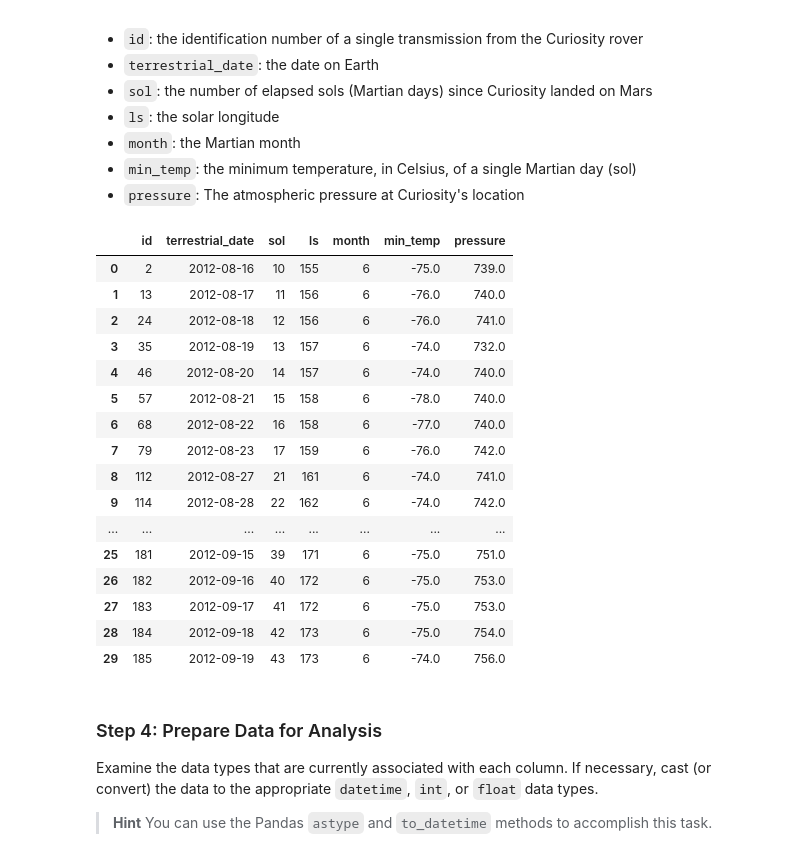
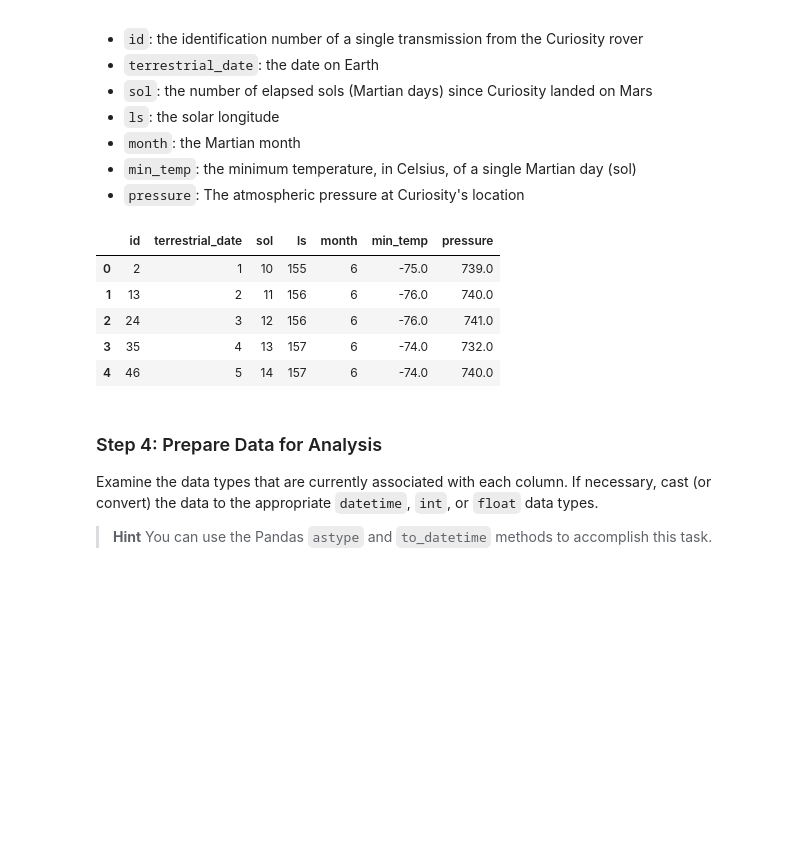
Before and after one commit to arkhanks/mars_webscrape_analysis, a Jupyter notebook: part_2_mars_weather.ipynb, the cells around one changed output. Saved outputs shown, nothing was run; the diff lists cells and outputs as text; code cells hidden in the pictures; blank space fills up the shorter version.

```diff
--- a/part_2_mars_weather.ipynb
+++ b/part_2_mars_weather.ipynb
@@ -84,25 +84,14 @@ columns = ['id', 'terrestrial_date', 'sol', 'ls', 'month', 'min_temp', 'pressure
 df = pd.DataFrame(data, columns=columns)
 # %%
 # Confirm DataFrame was created successfully
-df.head(30)
+df.head()
 # %% [output]
 |  | id | terrestrial_date | sol | ls | month | min_temp | pressure |
-| 0 | 2 | 2012-08-16 | 10 | 155 | 6 | -75.0 | 739.0 |
-| 1 | 13 | 2012-08-17 | 11 | 156 | 6 | -76.0 | 740.0 |
-| 2 | 24 | 2012-08-18 | 12 | 156 | 6 | -76.0 | 741.0 |
-| 3 | 35 | 2012-08-19 | 13 | 157 | 6 | -74.0 | 732.0 |
-| 4 | 46 | 2012-08-20 | 14 | 157 | 6 | -74.0 | 740.0 |
-| 5 | 57 | 2012-08-21 | 15 | 158 | 6 | -78.0 | 740.0 |
-| 6 | 68 | 2012-08-22 | 16 | 158 | 6 | -77.0 | 740.0 |
-| 7 | 79 | 2012-08-23 | 17 | 159 | 6 | -76.0 | 742.0 |
-| 8 | 112 | 2012-08-27 | 21 | 161 | 6 | -74.0 | 741.0 |
-| 9 | 114 | 2012-08-28 | 22 | 162 | 6 | -74.0 | 742.0 |
-| ... | ... | ... | ... | ... | ... | ... | ... |
-| 25 | 181 | 2012-09-15 | 39 | 171 | 6 | -75.0 | 751.0 |
-| 26 | 182 | 2012-09-16 | 40 | 172 | 6 | -75.0 | 753.0 |
-| 27 | 183 | 2012-09-17 | 41 | 172 | 6 | -75.0 | 753.0 |
-| 28 | 184 | 2012-09-18 | 42 | 173 | 6 | -75.0 | 754.0 |
-| 29 | 185 | 2012-09-19 | 43 | 173 | 6 | -74.0 | 756.0 |
+| 0 | 2 | 1 | 10 | 155 | 6 | -75.0 | 739.0 |
+| 1 | 13 | 2 | 11 | 156 | 6 | -76.0 | 740.0 |
+| 2 | 24 | 3 | 12 | 156 | 6 | -76.0 | 741.0 |
+| 3 | 35 | 4 | 13 | 157 | 6 | -74.0 | 732.0 |
+| 4 | 46 | 5 | 14 | 157 | 6 | -74.0 | 740.0 |
 # %% [markdown]
 ### Step 4: Prepare Data for Analysis
 
```
Also changed, not shown: parts of 2 cells of this notebook, 2 other files.
